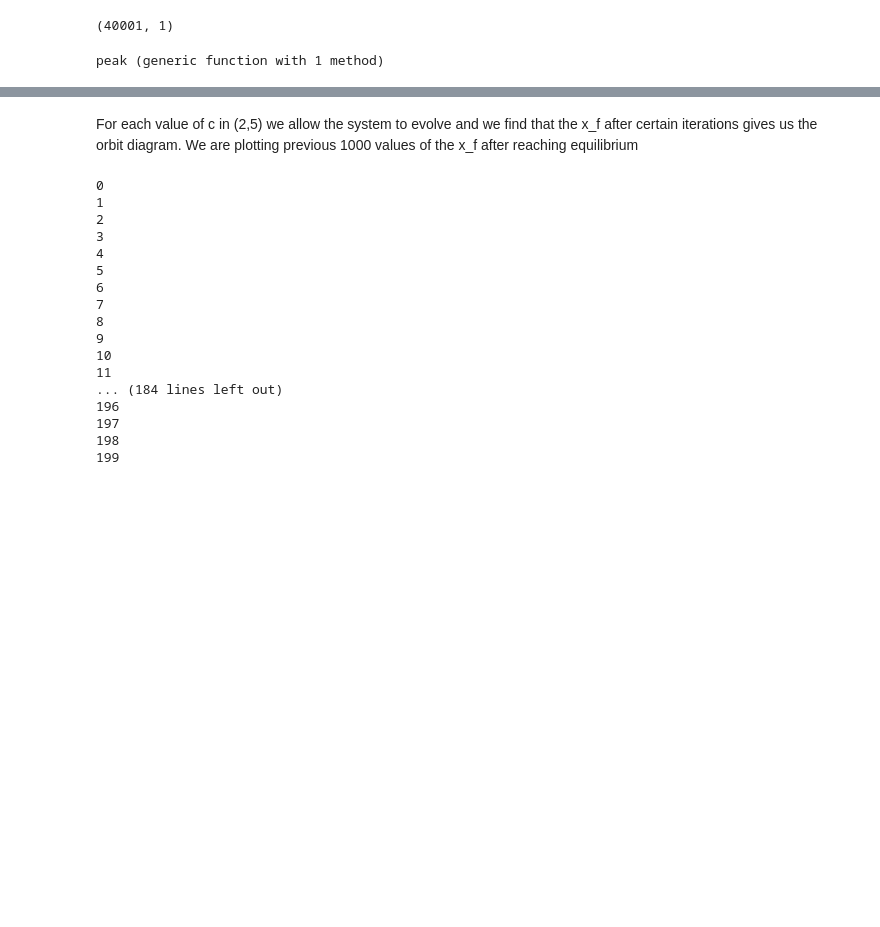
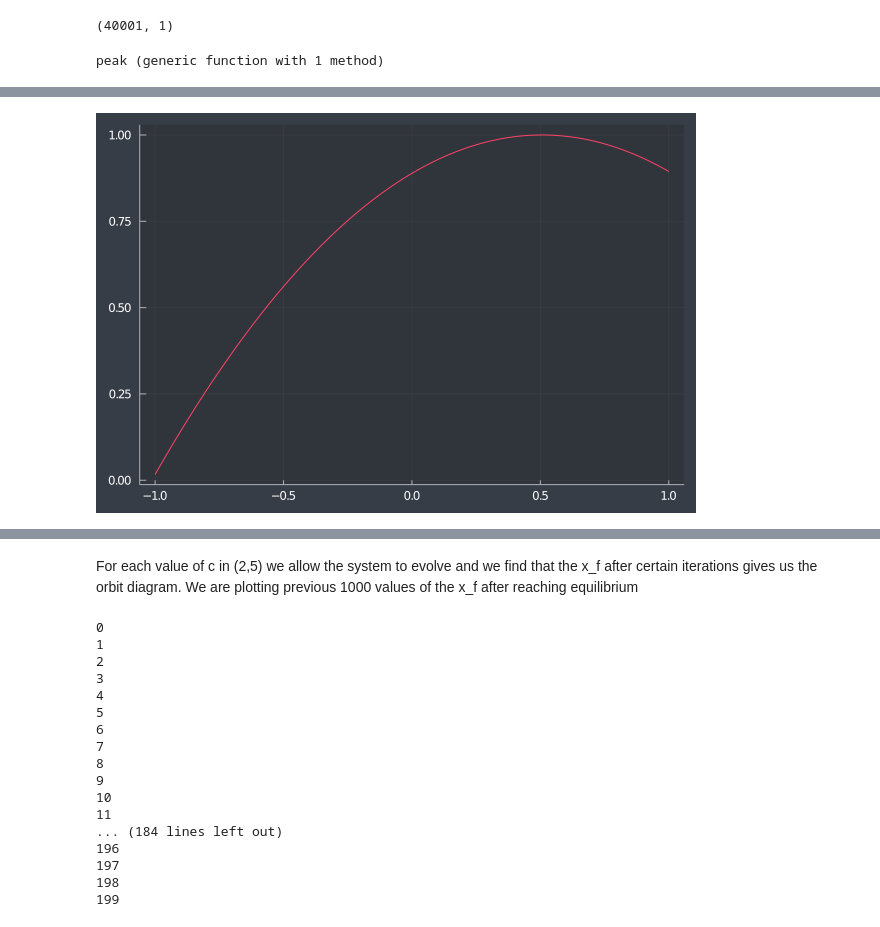
Before and after one commit to tushargayan2324/Universality-Roessler-equation, a Jupyter notebook: Universality.ipynb, the cells around one changed output, grey strips where cells are left out. Saved outputs shown, nothing was run; the diff lists cells and outputs as text; code cells hidden in the pictures; blank space fills up the shorter version.

```diff
--- a/Universality.ipynb
+++ b/Universality.ipynb
@@ -116,0 +263,9 @@ print(t[size(t,1)-40:size(t,1)])
+# %%
+x = LinRange(-1,1,100)
+function poly_ross(x)
+    return -7.172033375102977 .+ 5.33030840525925*x .- 0.43341072022585786*x.^2
+end
+#plot(x,-7.172033375102977 .+ 5.33030840525925*x .- 0.43341072022585786*x.^2, legend=false)
+plot(x,poly_ross((x.-1/2*ones(size(x,1)))*1000)/1000000 + 1*ones(size(x,1)), legend=false)
+# %% [output]
+[figure, added]
```
Also changed, not shown: parts of 28 cells of this notebook.
